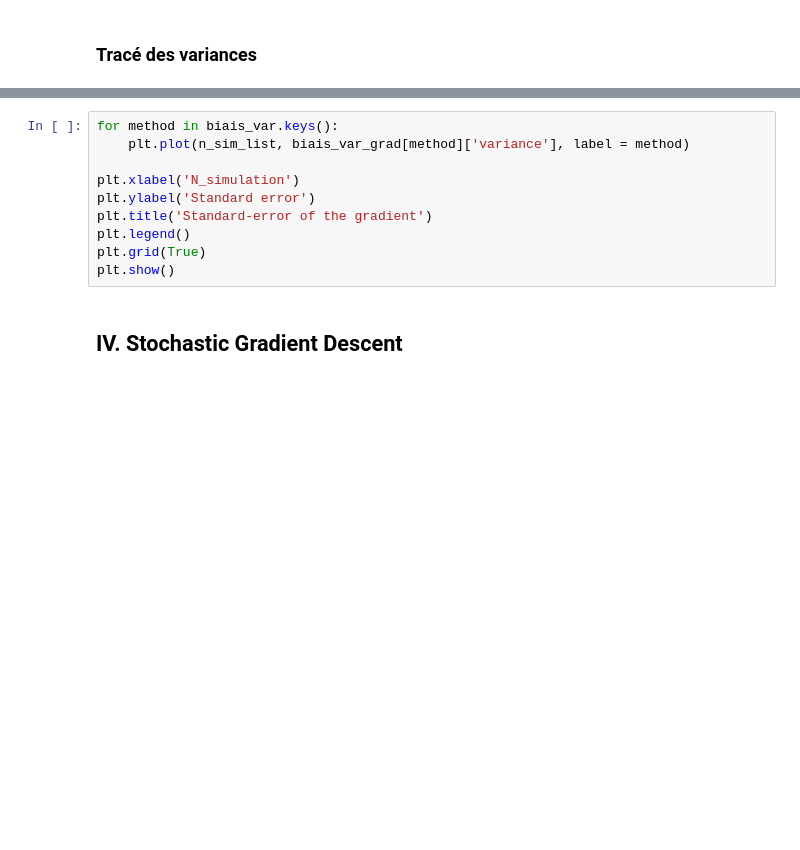
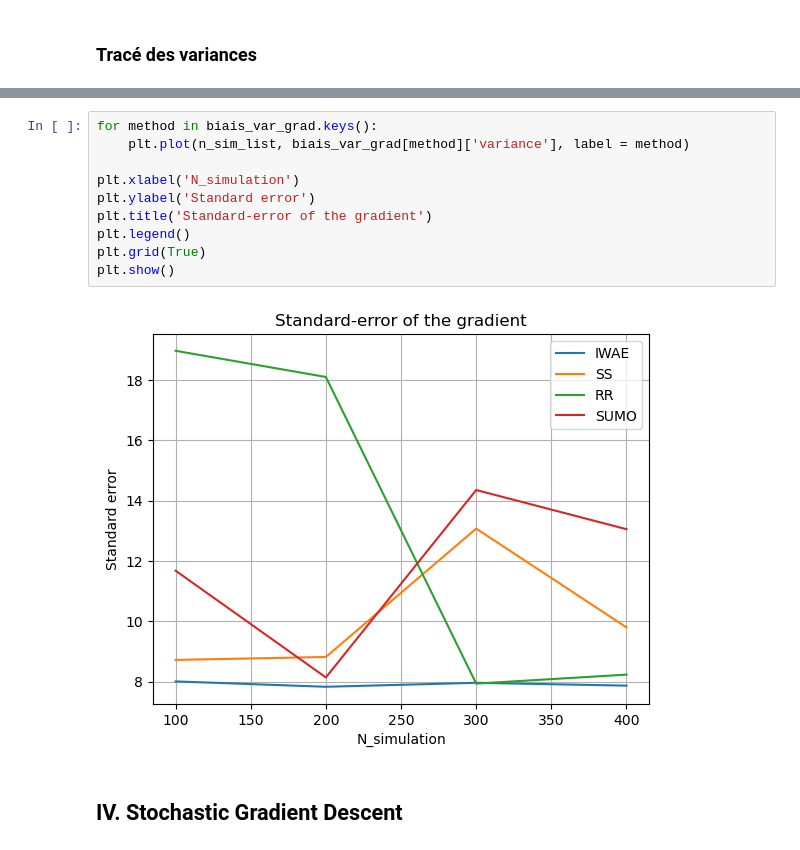
Before and after one commit to VSmague/Unbiased_Gradient, a Jupyter notebook: Final Project.ipynb, the cells around one changed output, grey strips where cells are left out. Cells and saved outputs as stored; diff of their text form; blank space fills up the shorter version.

```diff
--- a/Final Project.ipynb
+++ b/Final Project.ipynb
@@ -354,13 +359,15 @@ plt.show()
 # %%
-for method in biais_var.keys():
+for method in biais_var_grad.keys():
     plt.plot(n_sim_list, biais_var_grad[method]['variance'], label = method)
 
 plt.xlabel('N_simulation')
 plt.ylabel('Standard error')
 plt.title('Standard-error of the gradient')
 plt.legend()
 plt.grid(True)
 plt.show()
+# %% [output]
+[figure, added]
 # %% [markdown]
 ## IV. Stochastic Gradient Descent
 # %% [markdown]
```
Also changed, not shown: parts of 12 cells of this notebook.
